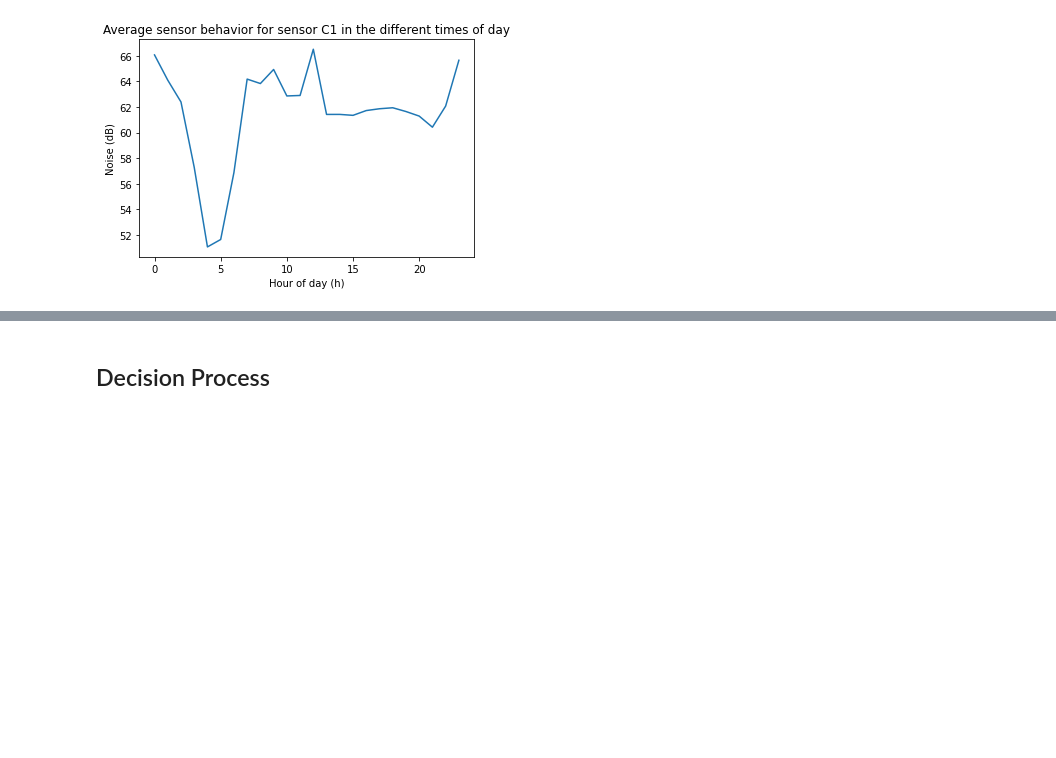
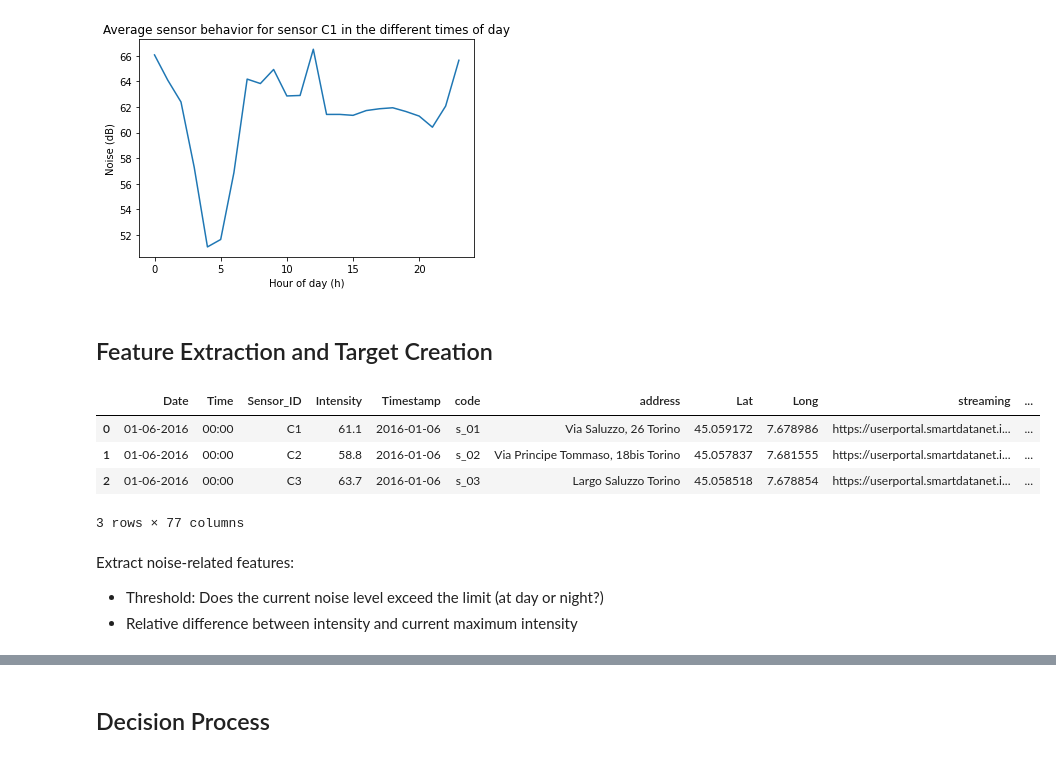
Before and after one commit to TiagoFilipeSousaGoncalves/wdl-tech-moguls, a Jupyter notebook: finals/Deliverable.ipynb, the cells around one changed output, grey strips where cells are left out. Cells and saved outputs as stored; diff of their text form; code cells hidden in the pictures; blank space fills up the shorter version.

```diff
--- a/finals/Deliverable.ipynb
+++ b/finals/Deliverable.ipynb
@@ -245,24 +283,0 @@ m
-# %%
-import holidays
-import numpy as np
-
-it_holidays = holidays.CountryHoliday('Italy')
-
-# We created a function to get some interesting date features, based on Pandas DataSeries predefined functions
-def get_date_features(df_resampled, date_col, suffix, holidays_list):
-    """
-    Function for getting date features from a datetime column.
-    """
-    df_resampled[f'day_{suffix}'] = df_resampled[date_col].dt.day
-    df_resampled[f'hour_{suffix}'] = df_resampled[date_col].dt.hour
-    df_resampled[f'month_{suffix}'] = df_resampled[date_col].dt.month
-    df_resampled[f'dayofweek_{suffix}'] = df_resampled[date_col].dt.dayofweek
-    # df_resampled[f'year_{suffix}'] = df_resampled[date_col].dt.year
-    df_resampled[f'quarter_{suffix}'] = df_resampled[date_col].dt.quarter
-    df_resampled[f'is_holiday_{suffix}'] = df_resampled[date_col].apply(lambda x: x in holidays_list)
-    # df_resampled[f'is_year_end_{suffix}'] = df_resampled[date_col].dt.is_year_end
-    df_resampled[f'is_weekend_{suffix}'] = np.where(df_resampled[f'dayofweek_{suffix}'].isin([5, 6]), 1, 0)
-
-    return df_resampled
-
-data = get_date_features(data, date_col='Timestamp', suffix='now', holidays_list=it_holidays)
@@ -311,3 +327,32 @@ plt.xlabel('Hour of day (h)')
 # %% [output]
 Text(0.5, 0, 'Hour of day (h)')
 [figure]
+# %% [markdown]
+## Feature Extraction and Target Creation
+# %%
+def get_date_features(df_resampled, date_col, suffix, holidays_list):
+    """
+    Function for getting date features from a datetime column, based on Pandas DataSeries predefined functions.
+    """
+    df_resampled[f'day_{suffix}'] = df_resampled[date_col].dt.day
+    df_resampled[f'hour_{suffix}'] = df_resampled[date_col].dt.hour
+    df_resampled[f'month_{suffix}'] = df_resampled[date_col].dt.month
+    df_resampled[f'dayofweek_{suffix}'] = df_resampled[date_col].dt.dayofweek
+    df_resampled[f'is_holiday_{suffix}'] = df_resampled[date_col].apply(lambda x: x in holidays_list)
+    df_resampled[f'is_weekend_{suffix}'] = np.where(df_resampled[f'dayofweek_{suffix}'].isin([5, 6]), 1, 0)
+
+    return df_resampled
+
+df_noise = get_date_features(df_noise, date_col='Timestamp', suffix='now', holidays_list=it_holidays)
+# %%
+df_noise.head(3)
+# %% [output]
+|  | Date | Time | Sensor_ID | Intensity | Timestamp | code | address | Lat | Long | streaming | ... |
+| 0 | 01-06-2016 | 00:00 | C1 | 61.1 | 2016-01-06 | s_01 | Via Saluzzo, 26 Torino | 45.059172 | 7.678986 | https://userportal.smartdatanet.i... | ... |
+| 1 | 01-06-2016 | 00:00 | C2 | 58.8 | 2016-01-06 | s_02 | Via Principe Tommaso, 18bis Torino | 45.057837 | 7.681555 | https://userportal.smartdatanet.i... | ... |
+| 2 | 01-06-2016 | 00:00 | C3 | 63.7 | 2016-01-06 | s_03 | Largo Saluzzo Torino | 45.058518 | 7.678854 | https://userportal.smartdatanet.i... | ... |
+3 rows × 77 columns
+# %% [markdown]
+Extract noise-related features:
+- Threshold: Does the current noise level exceed the limit (at day or night?)
+- Relative difference between intensity and current maximum intensity
```
Also changed, not shown: parts of 80 cells of this notebook.
